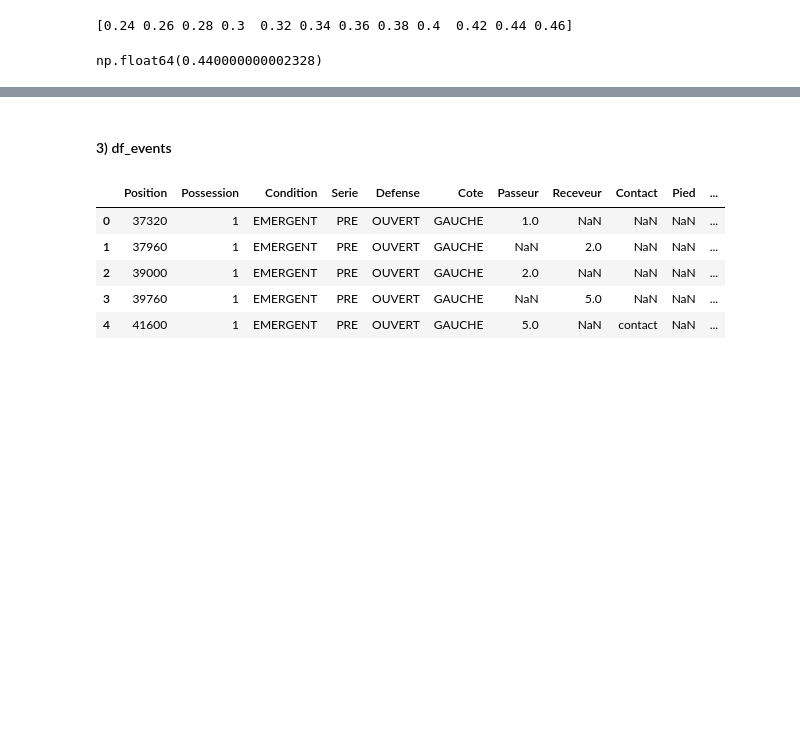
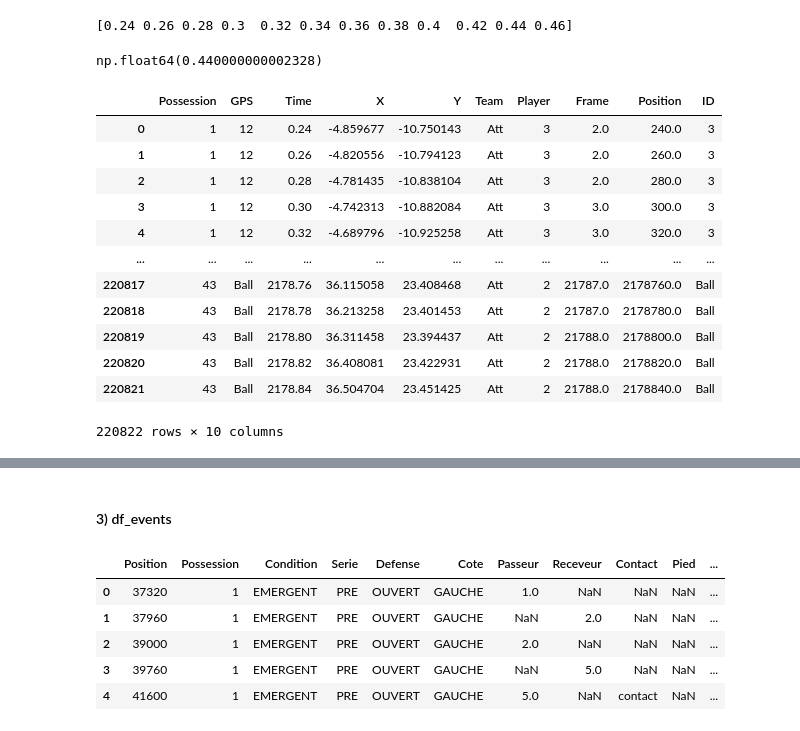
Before and after one commit to Uthmankontao/Stage_DynaTeam, a Jupyter notebook: notebooks/00_data_emergent.ipynb, the cells around one changed output, grey strips where cells are left out. Drawn from its saved outputs; the diff is of its cells as text; code cells hidden in the pictures; blank space fills up the shorter version.

```diff
--- a/notebooks/00_data_emergent.ipynb
+++ b/notebooks/00_data_emergent.ipynb
@@ -111,3 +111,19 @@ t = df_tracking['Time'].unique()[10]
 t
 # %% [output]
 np.float64(0.440000000002328)
+# %%
+df_tracking
+# %% [output]
+|  | Possession | GPS | Time | X | Y | Team | Player | Frame | Position | ID |
+| 0 | 1 | 12 | 0.24 | -4.859677 | -10.750143 | Att | 3 | 2.0 | 240.0 | 3 |
+| 1 | 1 | 12 | 0.26 | -4.820556 | -10.794123 | Att | 3 | 2.0 | 260.0 | 3 |
+| 2 | 1 | 12 | 0.28 | -4.781435 | -10.838104 | Att | 3 | 2.0 | 280.0 | 3 |
+| 3 | 1 | 12 | 0.30 | -4.742313 | -10.882084 | Att | 3 | 3.0 | 300.0 | 3 |
+| 4 | 1 | 12 | 0.32 | -4.689796 | -10.925258 | Att | 3 | 3.0 | 320.0 | 3 |
+| ... | ... | ... | ... | ... | ... | ... | ... | ... | ... | ... |
+| 220817 | 43 | Ball | 2178.76 | 36.115058 | 23.408468 | Att | 2 | 21787.0 | 2178760.0 | Ball |
+| 220818 | 43 | Ball | 2178.78 | 36.213258 | 23.401453 | Att | 2 | 21787.0 | 2178780.0 | Ball |
+| 220819 | 43 | Ball | 2178.80 | 36.311458 | 23.394437 | Att | 2 | 21788.0 | 2178800.0 | Ball |
+| 220820 | 43 | Ball | 2178.82 | 36.408081 | 23.422931 | Att | 2 | 21788.0 | 2178820.0 | Ball |
+| 220821 | 43 | Ball | 2178.84 | 36.504704 | 23.451425 | Att | 2 | 21788.0 | 2178840.0 | Ball |
+220822 rows × 10 columns
```
Also changed, not shown: parts of 8 cells of this notebook, 6 other files.
